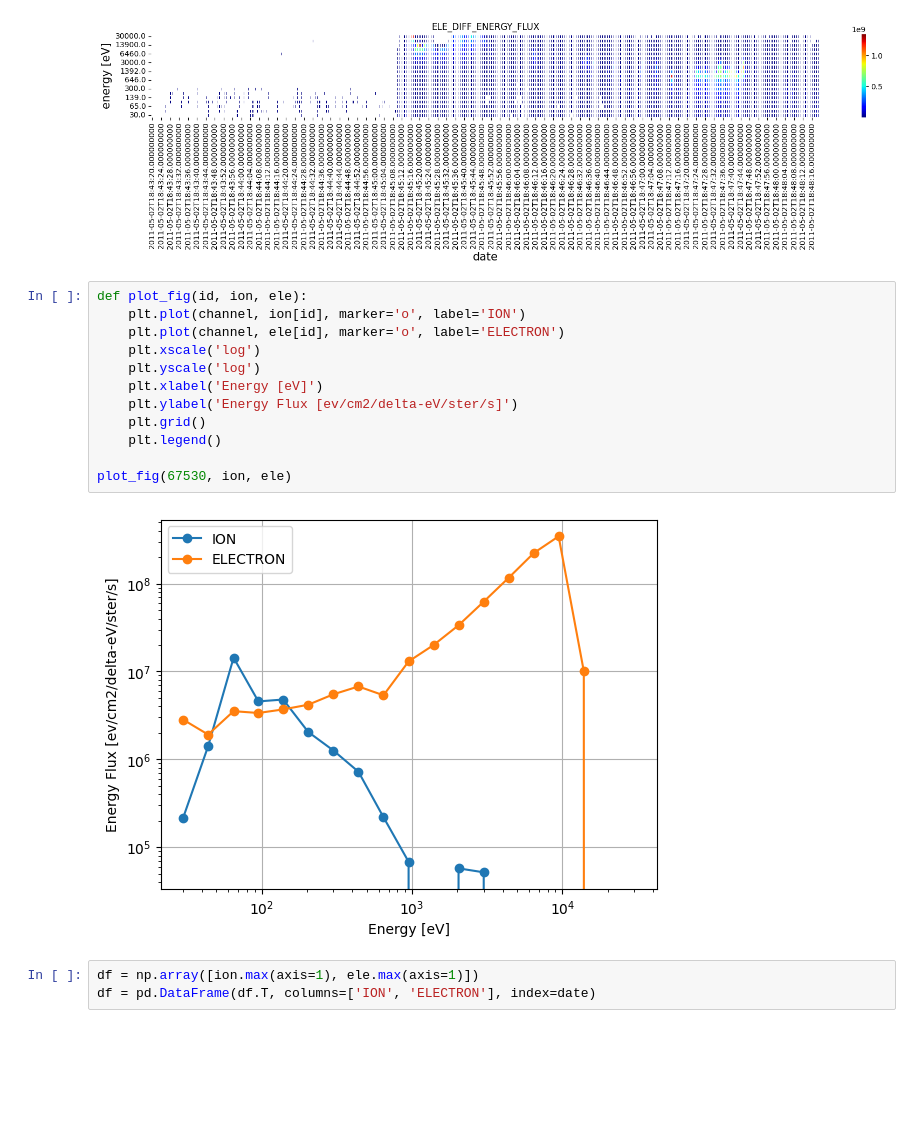
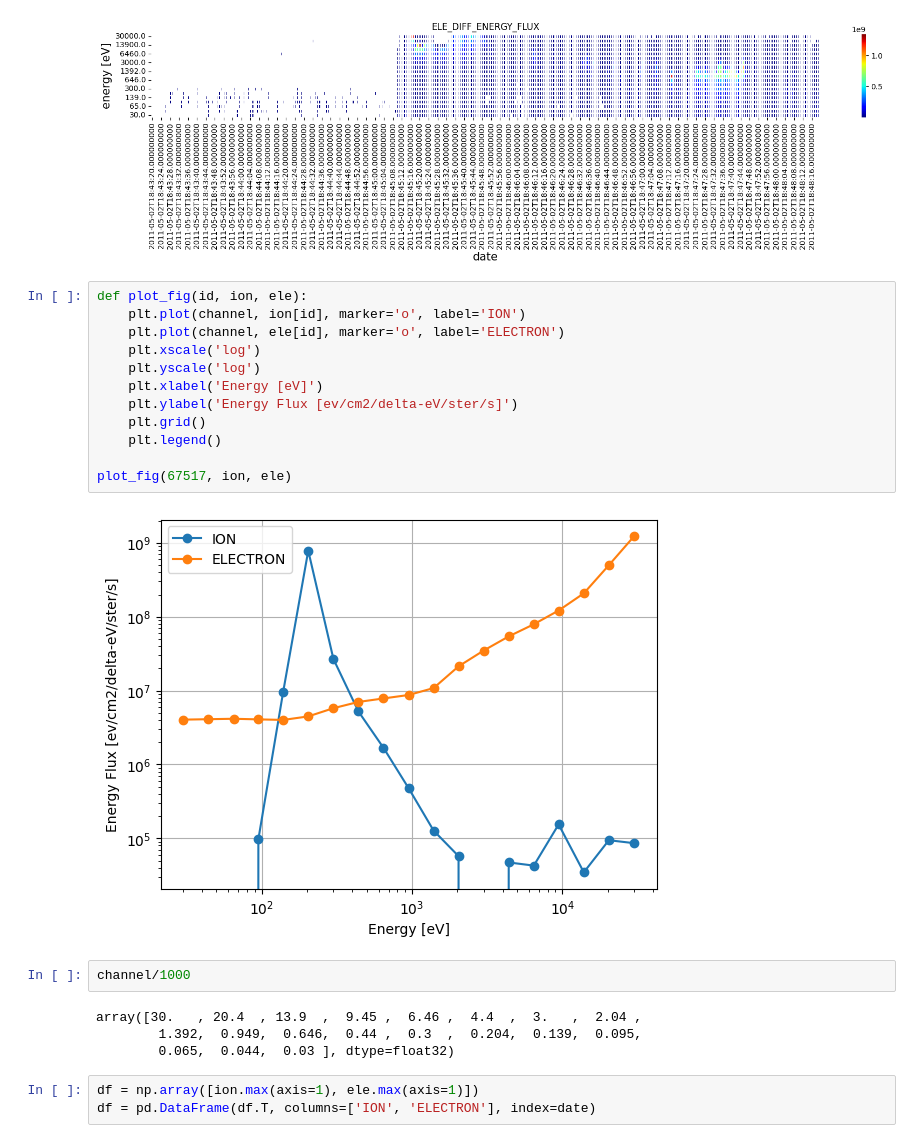
Before and after one commit to umeyuu/Prediction-of-Satellite-Potential-Using-Solar-Wind-Data, a Jupyter notebook: satelite_data.ipynb, the cells around one changed output. Cells and saved outputs as stored; diff of their text form; blank space fills up the shorter version.

```diff
--- a/satelite_data.ipynb
+++ b/satelite_data.ipynb
@@ -64,17 +64,23 @@ plt.ylabel('energy [eV]', fontsize=15);
 # %%
 def plot_fig(id, ion, ele):
     plt.plot(channel, ion[id], marker='o', label='ION')
     plt.plot(channel, ele[id], marker='o', label='ELECTRON')
     plt.xscale('log')
     plt.yscale('log')
     plt.xlabel('Energy [eV]')
     plt.ylabel('Energy Flux [ev/cm2/delta-eV/ster/s]')
     plt.grid()
     plt.legend()
 
-plot_fig(67530, ion, ele)
+plot_fig(67517, ion, ele)
 # %% [output]
-[figure, old version]
+[figure, new version]
+# %%
+channel/1000
+# %% [output]
+array([30.   , 20.4  , 13.9  ,  9.45 ,  6.46 ,  4.4  ,  3.   ,  2.04 ,
+        1.392,  0.949,  0.646,  0.44 ,  0.3  ,  0.204,  0.139,  0.095,
+        0.065,  0.044,  0.03 ], dtype=float32)
 # %%
 df = np.array([ion.max(axis=1), ele.max(axis=1)])
 df = pd.DataFrame(df.T, columns=['ION', 'ELECTRON'], index=date)
```
Also changed, not shown: parts of 1 cell of this notebook.
